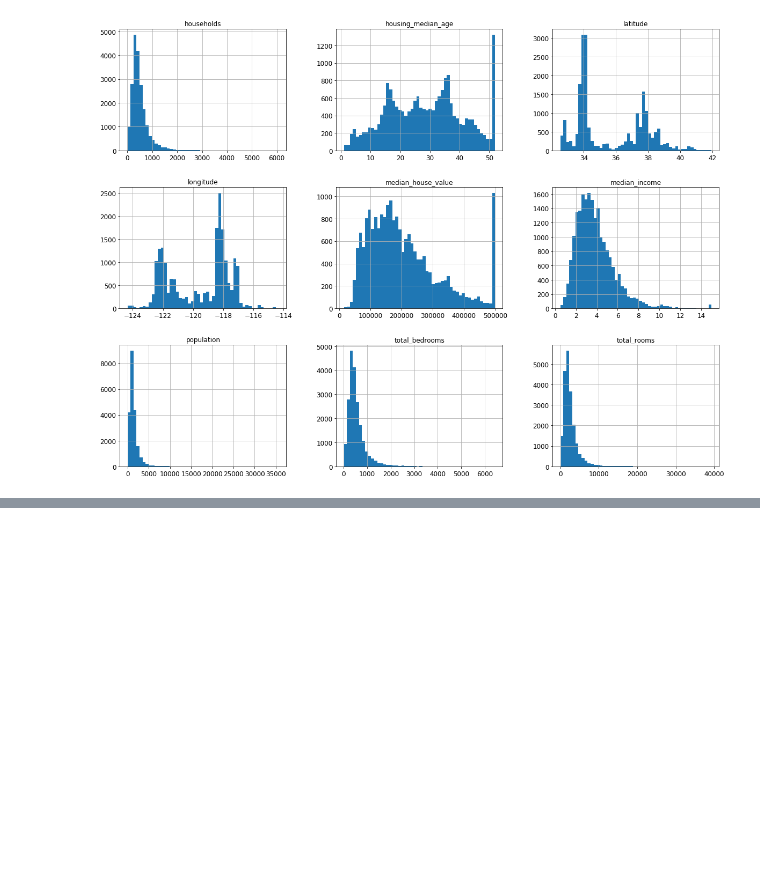
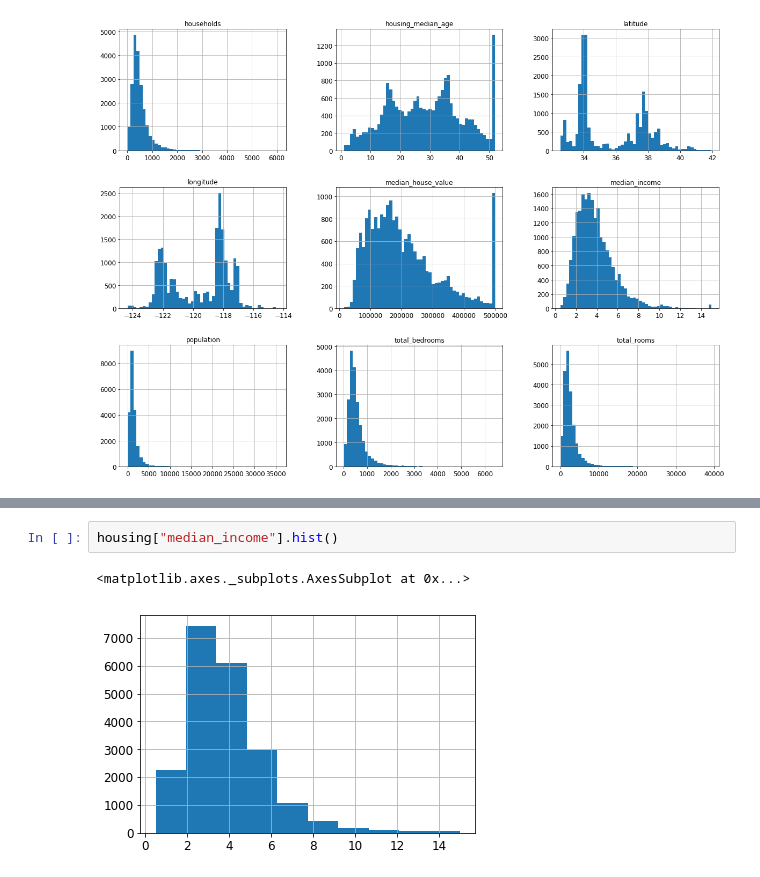
Before and after one commit to barbking/machine_learning_housing_corporation, a Jupyter notebook: Housing_Price_Prediction.ipynb, the cells around one changed output, grey strips where cells are left out. Drawn from its saved outputs; the diff is of its cells as text; blank space fills up the shorter version.

```diff
--- a/Untitled.ipynb
+++ b/Housing_Price_Prediction.ipynb
@@ -132,0 +146,5 @@ plt.show()
+# %%
+housing["median_income"].hist()
+# %% [output]
+<matplotlib.axes._subplots.AxesSubplot at 0x...>
+[figure, added]
```
Also changed, not shown: parts of 7 cells of this notebook.
